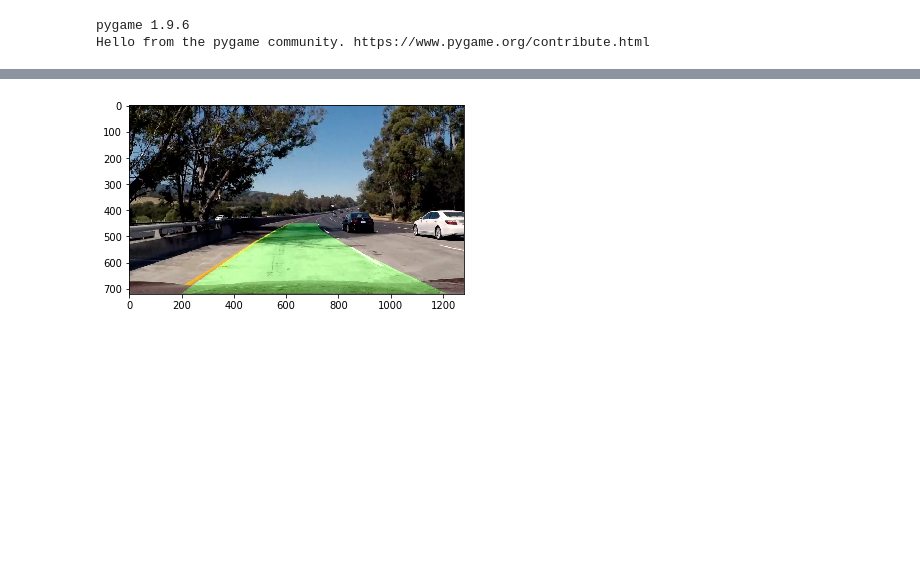
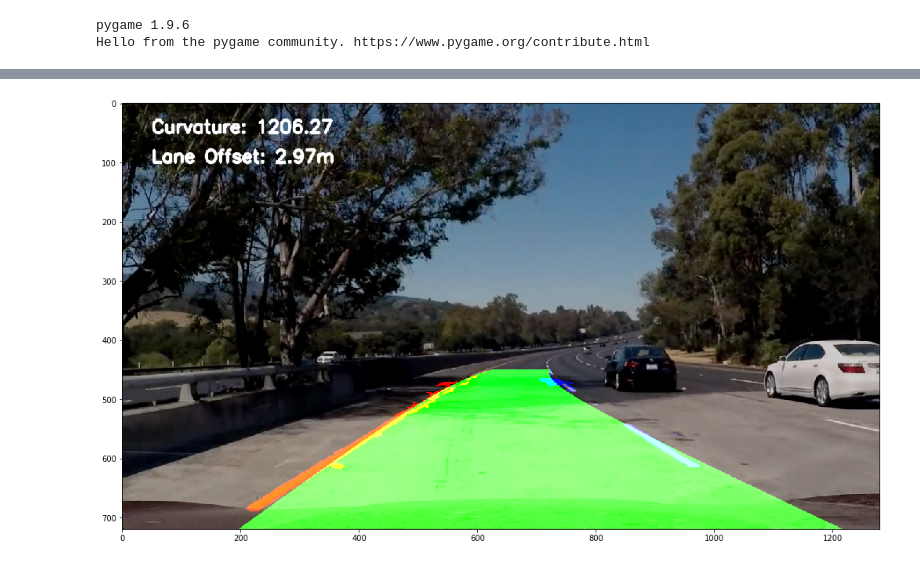
Before and after one commit to dschmoeller/02AdvancedLaneFinding, a Jupyter notebook: CarND-Advanced-Lane-Lines/P2VideoPipeline.ipynb, the cells around one changed output, grey strips where cells are left out. Saved outputs shown, nothing was run; the diff lists cells and outputs as text; code cells hidden in the pictures; blank space fills up the shorter version.

Commit message:
Prepare modularization for better pipeline stacking

```diff
--- a/CarND-Advanced-Lane-Lines/P2VideoPipeline.ipynb
+++ b/CarND-Advanced-Lane-Lines/P2VideoPipeline.ipynb
@@ -455,4 +338,4 @@ def applyBirdsEyeTransform(image):
     # --> 3.) Apply the transformation matrix
     warpedImg = cv2.warpPerspective(image, M, imageShape)
 
-    return warpedImg
+    return warpedImg, M
@@ -583,25 +393,32 @@ Lane Offset:  0.25 m
 ## 9.) Transforming results back to the camera (view) space
 Classification, lane matching and curvature calculation has been done in the birds eye view space. However, these information has to be projected back into the actual camera space.
 # %%
-def transformBackToCameraView(image, originalImg, left_fitx, right_fitx, ploty):
+def transformBackToCameraView(image, originalImg, M, left_fitx, right_fitx, ploty, leftLanePixels, rightLanePixels):
     # Create an image to draw the lines on
     warp_zero = np.zeros_like(image).astype(np.uint8)
     color_warp = np.dstack((warp_zero, warp_zero, warp_zero))
-
     # Recast the x and y points into usable format for cv2.fillPoly()
     pts_left = np.array([np.transpose(np.vstack([left_fitx, ploty]))])
     pts_right = np.array([np.flipud(np.transpose(np.vstack([right_fitx, ploty])))])
     pts = np.hstack((pts_left, pts_right))
-
     # Draw the lane onto the warped blank image
     cv2.fillPoly(color_warp, np.int_([pts]), (0,255, 0))
+
+    # Create an image to draw the the lane points on
+    warp_zero_lane_pixels = np.zeros_like(image).astype(np.uint8)
+    color_warp_lane_pixels = np.dstack((warp_zero_lane_pixels, warp_zero_lane_pixels, warp_zero_lane_pixels))
+    color_warp_lane_pixels[leftLanePixels[1], leftLanePixels[0]] = [255, 0, 0]
+    color_warp_lane_pixels[rightLanePixels[1], rightLanePixels[0]] = [0, 0, 255]
+
+    # Combine both in birds eye view space
+    color_warp_combined = cv2.addWeighted(color_warp, 1, color_warp_lane_pixels, 1, 0)
 
     # Invert the camera matrix
     InverseM = np.linalg.inv(M)
     # Warp the blank back to original image space using inverse perspective matrix (Minv)
-    newwarp = cv2.warpPerspective(color_warp, InverseM, (imageShape[0], imageShape[1]))
+    newwarp = cv2.warpPerspective(color_warp_combined, InverseM, (imageShape[0], imageShape[1]))
 
     # Combine the result with the original image
-    result = cv2.addWeighted(originalImg, 1, newwarp, 0.3, 0)
+    result = cv2.addWeighted(originalImg, 0.8, newwarp, 2, 0)
 
     return result
@@ -675,16 +516,24 @@ Wall time: 4min 49s
-# %%
-# Undistort test image
-testImgIndex = 6
-testImgList = os.listdir("test_images/")
-testImg = mpimg.imread("test_images/" + testImgList[testImgIndex])
-
-# Pipeline Test
-colorGradientFilteredImg = applyColorGradientThresholds(testImg)
-warpedImg = applyBirdsEyeTransform(colorGradientFilteredImg)
-ploty, left_fitx, right_fitx = fitLaneModel(warpedImg)
-result = transformBackToCameraView(warpedImg, testImg, left_fitx, right_fitx, ploty)
-
-# Plot
-plt.imshow(result);
-# %% [output]
-[figure, removed]
+# %%
+testImgIndex = 6
+testImgList = os.listdir("test_images/")
+testImg = mpimg.imread("test_images/" + testImgList[testImgIndex])
+image = testImg
+# 1 Apply color and gradient based thresholds
+colorGradientFilteredImg = applyColorGradientThresholds(image)
+# 2 Warp image into birds eye view
+warpedImg, M = applyBirdsEyeTransform(colorGradientFilteredImg)
+# 3 Extract the lane points and fit a polyonomial model
+ploty, left_fitx, right_fitx, left_fit_coeffs, right_fit_coeffs, leftPts, rightPts = fitLaneModel(warpedImg)
+# 4 Calculate curvature and lane offset
+left_curv_real, right_curv_real = measure_curvature_real(ploty, left_fit_coeffs, right_fit_coeffs)
+curvature = (left_curv_real + right_curv_real)/2
+laneOffset = calculate_lane_offset(left_fitx[-1], right_fitx[-1])
+# 5 Render lane area and back transformation to camera view space
+lanesInImg = transformBackToCameraView(warpedImg, image, M, left_fitx, right_fitx, ploty, leftPts, rightPts)
+# 6 Add curvature and lane center information
+renderCurvatureAndLaneOffset(lanesInImg, curvature, laneOffset)
+# %%
+plt.figure(figsize=(20,10))
+plt.imshow(lanesInImg);
+# %% [output]
+[figure, added]
```
Also changed, not shown: parts of 24 cells of this notebook.
